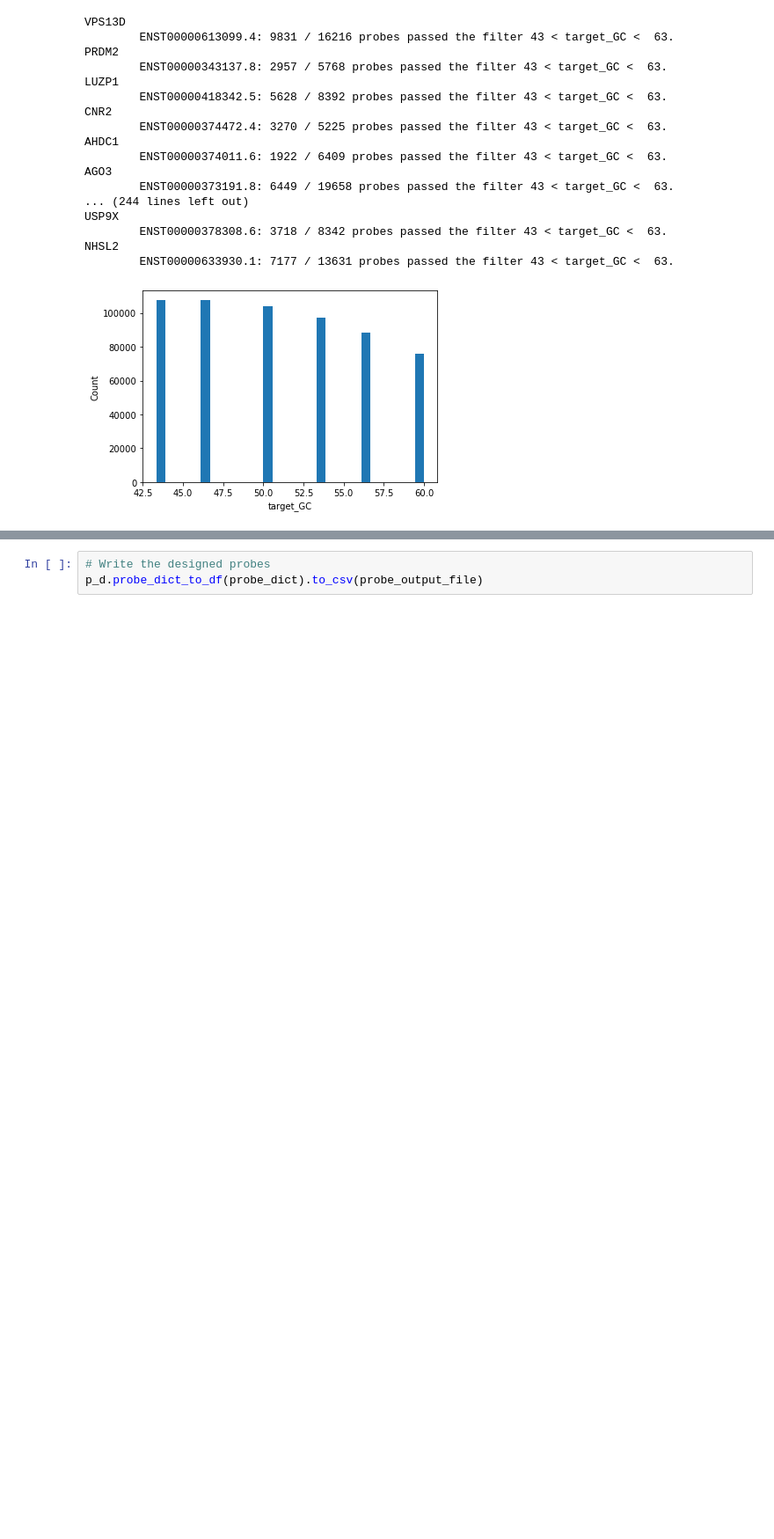
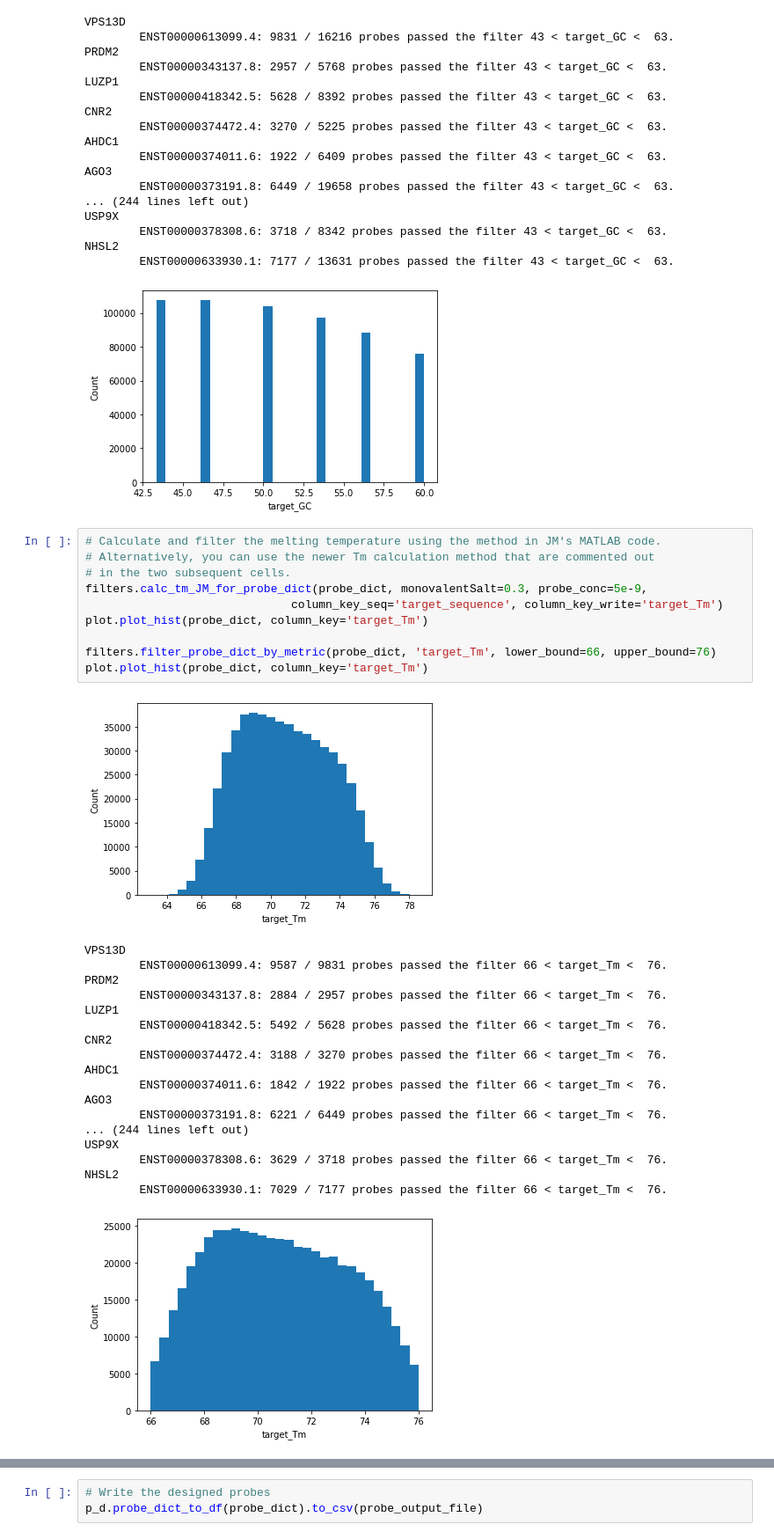
Before and after one commit to xingjiepan/MERFISH_probe_design, a Jupyter notebook: tests_and_examples/example_probe_design_JM.ipynb, the cells around one changed output, grey strips where cells are left out. Shown: that part at 88% size. Saved outputs shown, nothing was run; the diff lists cells and outputs as text; blank space fills up the shorter version.

```diff
--- a/tests_and_examples/example_probe_design_JM.ipynb
+++ b/tests_and_examples/example_probe_design_JM.ipynb
@@ -217,4 +250,34 @@ USP9X
 NHSL2
         ENST00000633930.1: 7177 / 13631 probes passed the filter 43 < target_GC <  63.
 [figure]
+# %%
+# Calculate and filter the melting temperature using the method in JM's MATLAB code.
+# Alternatively, you can use the newer Tm calculation method that are commented out
+# in the two subsequent cells.
+filters.calc_tm_JM_for_probe_dict(probe_dict, monovalentSalt=0.3, probe_conc=5e-9,
+                              column_key_seq='target_sequence', column_key_write='target_Tm')
+plot.plot_hist(probe_dict, column_key='target_Tm')
+
+filters.filter_probe_dict_by_metric(probe_dict, 'target_Tm', lower_bound=66, upper_bound=76)
+plot.plot_hist(probe_dict, column_key='target_Tm')
+# %% [output]
+[figure, added]
+VPS13D
+        ENST00000613099.4: 9587 / 9831 probes passed the filter 66 < target_Tm <  76.
+PRDM2
+        ENST00000343137.8: 2884 / 2957 probes passed the filter 66 < target_Tm <  76.
+LUZP1
+        ENST00000418342.5: 5492 / 5628 probes passed the filter 66 < target_Tm <  76.
+CNR2
+        ENST00000374472.4: 3188 / 3270 probes passed the filter 66 < target_Tm <  76.
+AHDC1
+        ENST00000374011.6: 1842 / 1922 probes passed the filter 66 < target_Tm <  76.
+AGO3
+        ENST00000373191.8: 6221 / 6449 probes passed the filter 66 < target_Tm <  76.
+... (244 lines left out)
+USP9X
+        ENST00000378308.6: 3629 / 3718 probes passed the filter 66 < target_Tm <  76.
+NHSL2
+        ENST00000633930.1: 7029 / 7177 probes passed the filter 66 < target_Tm <  76.
+[figure, added]
 # %%
```
Also changed, not shown: parts of 39 cells of this notebook.
